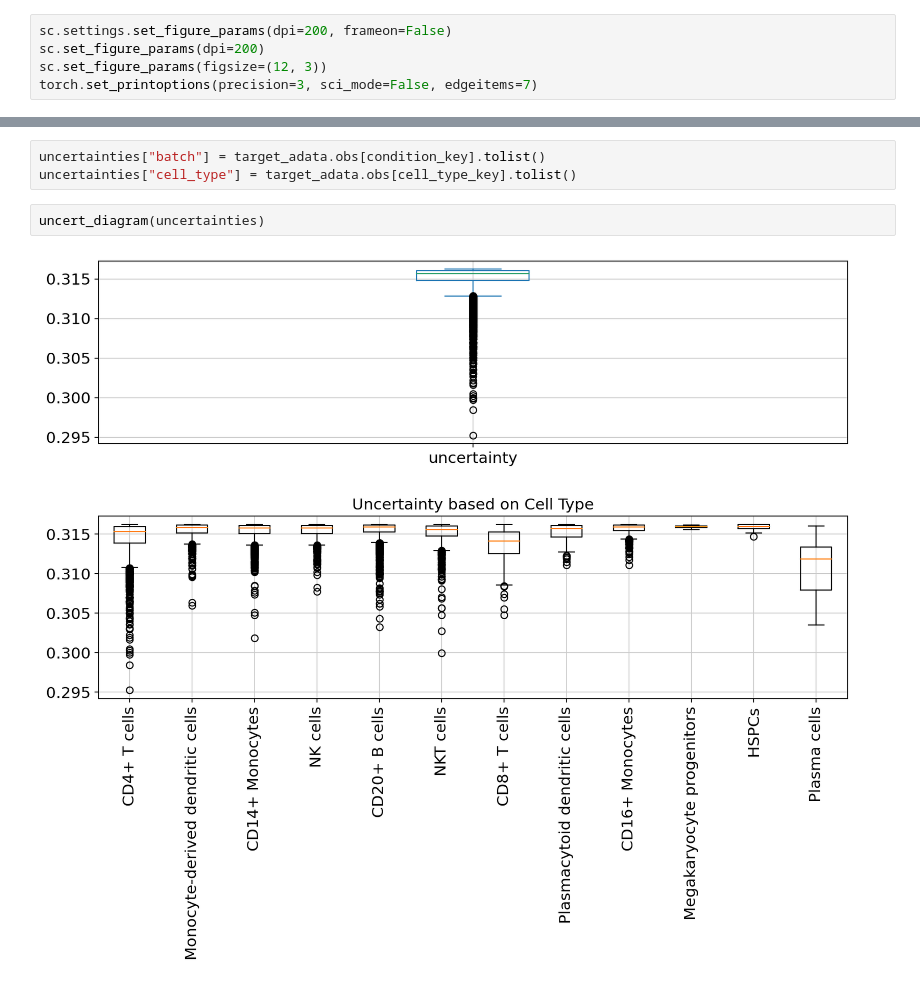
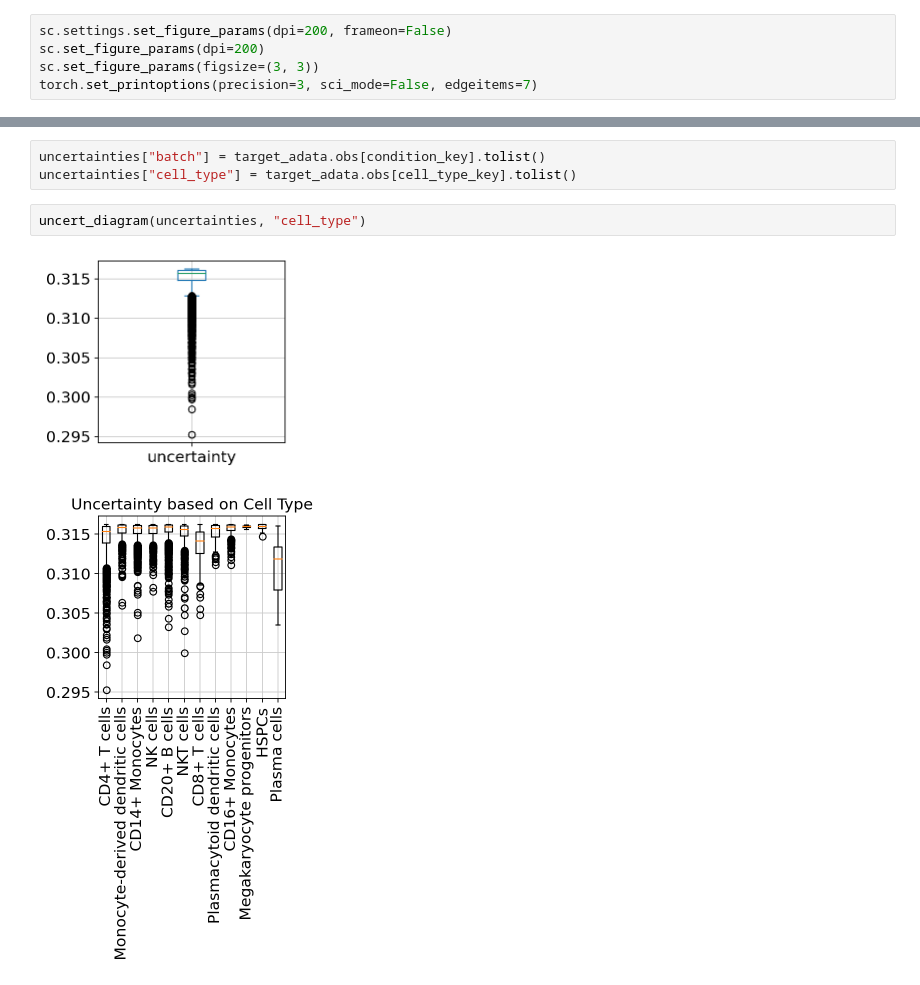
Before and after one commit to theislab/archmap_data, a Jupyter notebook: scarches-api/uncert/testing/uncert_mahal.ipynb, the cells around one changed output, grey strips where cells are left out. Drawn from its saved outputs; the diff is of its cells as text.

```diff
--- a/scarches-api/uncert/testing/uncert_mahal.ipynb
+++ b/scarches-api/uncert/testing/uncert_mahal.ipynb
@@ -29,7 +29,7 @@ from uncert_metric import *
 # %%
 sc.settings.set_figure_params(dpi=200, frameon=False)
 sc.set_figure_params(dpi=200)
-sc.set_figure_params(figsize=(12, 3))
+sc.set_figure_params(figsize=(3, 3))
 torch.set_printoptions(precision=3, sci_mode=False, edgeitems=7)
 # %% [markdown]
 # Pancreas
@@ -242,10 +248,10 @@ uncertainties = classification_uncert_mahalanobis(
 uncertainties["batch"] = target_adata.obs[condition_key].tolist()
 uncertainties["cell_type"] = target_adata.obs[cell_type_key].tolist()
 # %%
-uncert_diagram(uncertainties)
+uncert_diagram(uncertainties, "cell_type")
 # %% [output]
-[figure, old version]
+[figure, new version]
-[figure, old version]
+[figure, new version]
 # %%
 uncert_umap_diagram(
         adata_ref_latent,
```
Also changed, not shown: parts of 7 cells of this notebook, 2 other files.
